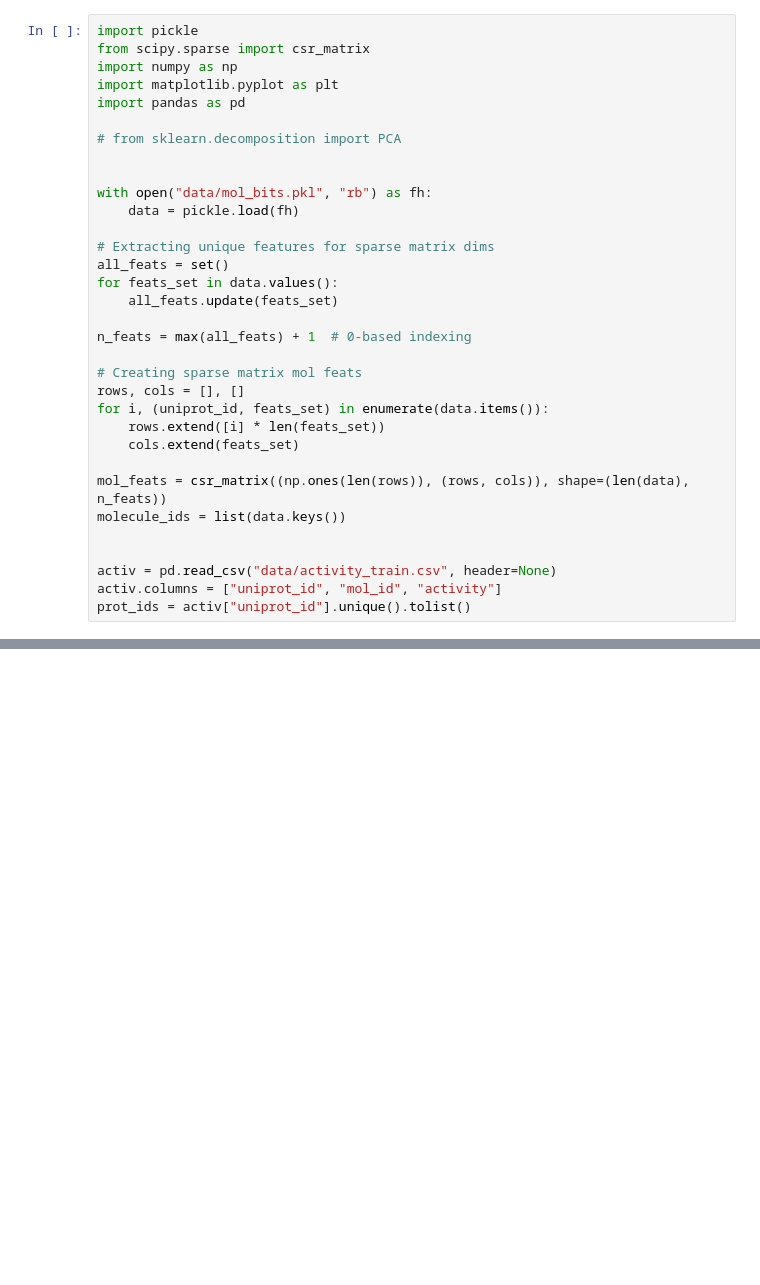
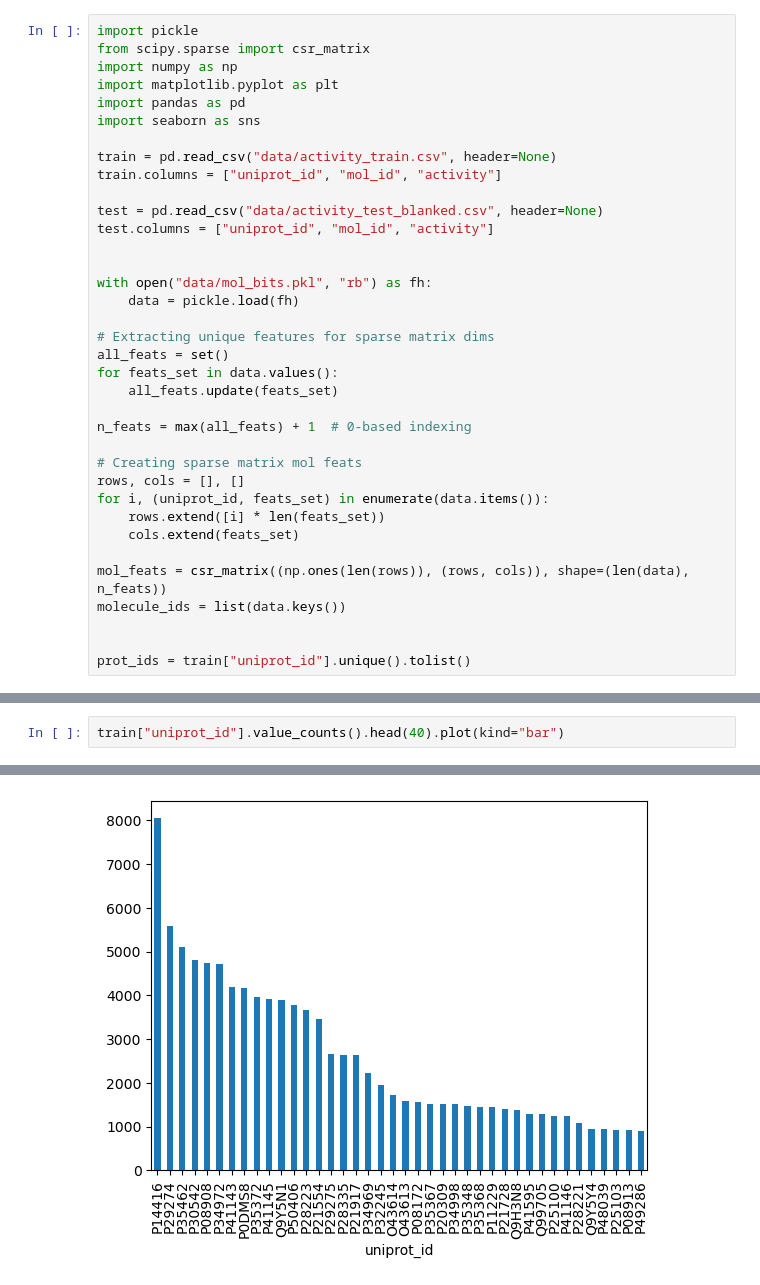
Before and after one commit to Parolps/Project, a Jupyter notebook: EDA.ipynb, the cells around one changed output, grey strips where cells are left out. Saved outputs shown, nothing was run; the diff lists cells and outputs as text; blank space fills up the shorter version.

```diff
--- a/EDA.ipynb
+++ b/EDA.ipynb
@@ -4,8 +4,13 @@ from scipy.sparse import csr_matrix
 import numpy as np
 import matplotlib.pyplot as plt
 import pandas as pd
+import seaborn as sns
 
-# from sklearn.decomposition import PCA
+train = pd.read_csv("data/activity_train.csv", header=None)
+train.columns = ["uniprot_id", "mol_id", "activity"]
+
+test = pd.read_csv("data/activity_test_blanked.csv", header=None)
+test.columns = ["uniprot_id", "mol_id", "activity"]
 
 
 with open("data/mol_bits.pkl", "rb") as fh:
@@ -28,6 +33,4 @@ mol_feats = csr_matrix((np.ones(len(rows)), (rows, cols)), shape=(len(data), n_f
 molecule_ids = list(data.keys())
 
 
-activ = pd.read_csv("data/activity_train.csv", header=None)
-activ.columns = ["uniprot_id", "mol_id", "activity"]
-prot_ids = activ["uniprot_id"].unique().tolist()
+prot_ids = train["uniprot_id"].unique().tolist()
@@ -107,0 +55,3 @@ pd.read_csv("data/activity_train.csv", header=None).sample(10_000)[2].plot.hist(
+# %%
+train["uniprot_id"].value_counts().head(40).plot(kind="bar")
+# %% [output]
@@ -107,0 +59 @@ pd.read_csv("data/activity_train.csv", header=None).sample(10_000)[2].plot.hist(
+[figure, added]
```
Also changed, not shown: parts of 12 cells of this notebook, 7 other files.
